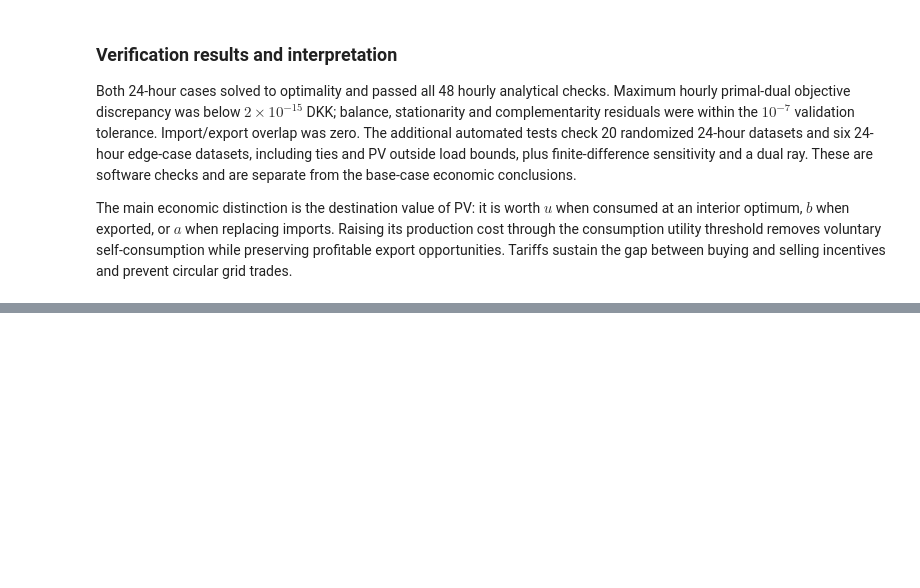
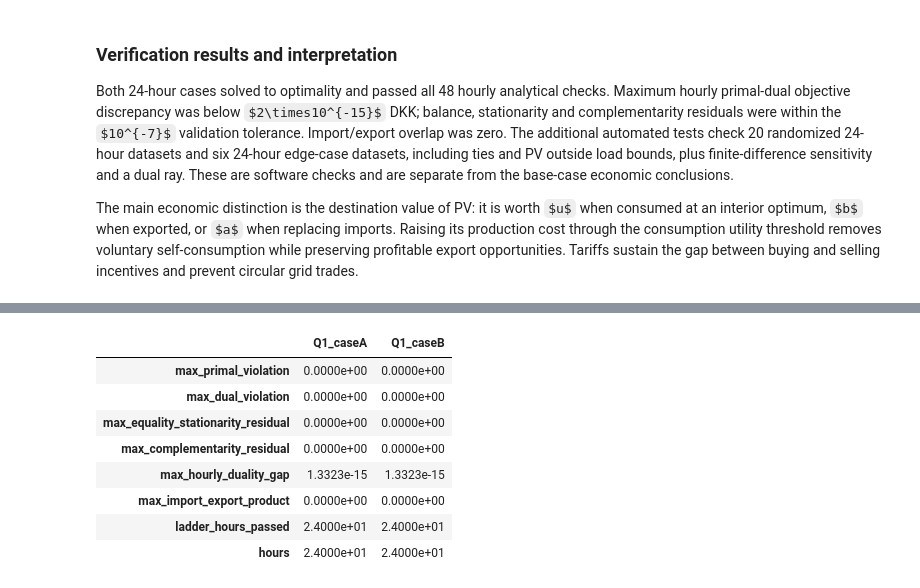
Before and after one commit to amaciey/Optimization-in-Power-Systems, a Jupyter notebook: Q1_completed.ipynb, the cells around one changed output, grey strips where cells are left out. Drawn from its saved outputs; the diff is of its cells as text; code cells hidden in the pictures; some formulas as TeX source; blank space fills up the shorter version.

```diff
--- a/Q1_completed.ipynb
+++ b/Q1_completed.ipynb
@@ -481,7 +1063,8 @@ $$\lambda\in[u,\min(a,c)],\qquad
 
 This is $[1.43,1.47]$ except at hour 14, where $a=1.45$ and the interval is $[1.43,1.45]$. The solver selects 1.43, but that is not uniquely determined. All primal quantities remain unique: both buying electricity and producing PV for consumption have negative incremental surplus, and exporting PV is also unprofitable. Nonunique duals here occur even without an equality between utility and any effective price.
 # %%
-ranges = pd.read_csv(ROOT / 'results/dual_ranges.csv')
+# Show each multiplier range. Endpoints from different ranges may not fit together.
+ranges = pd.read_csv(OUT / 'dual_ranges.csv')
 display(ranges[ranges['multiplier'].eq('lambda')].reset_index(drop=True))
 for case, result in runs.items():
     print(case, '- solver-selected report multipliers')
@@ -568,10 +1152,56 @@ display(ranges[(ranges['hour'].isin([0,3,5,14,20])) & (ranges['multiplier'].eq('
 Both 24-hour cases solved to optimality and passed all 48 hourly analytical checks. Maximum hourly primal-dual objective discrepancy was below $2\times10^{-15}$ DKK; balance, stationarity and complementarity residuals were within the $10^{-7}$ validation tolerance. Import/export overlap was zero. The additional automated tests check 20 randomized 24-hour datasets and six 24-hour edge-case datasets, including ties and PV outside load bounds, plus finite-difference sensitivity and a dual ray. These are software checks and are separate from the base-case economic conclusions.
 
 The main economic distinction is the destination value of PV: it is worth $u$ when consumed at an interior optimum, $b$ when exported, or $a$ when replacing imports. Raising its production cost through the consumption utility threshold removes voluntary self-consumption while preserving profitable export opportunities. Tariffs sustain the gap between buying and selling incentives and prevent circular grid trades.
-# %%
-checks = json.loads((ROOT / 'results/validation.json').read_text())
-display(pd.DataFrame(checks))
-import subprocess
-tests = subprocess.run([sys.executable, str(ROOT / 'test_q1.py')], cwd=ROOT, capture_output=True, text=True)
-print(tests.stdout + tests.stderr)
-assert tests.returncode == 0, 'Q1 tests failed'
+# %%
+# Check the solved results and run extra tests in this notebook.
+checks = json.loads((OUT / 'validation.json').read_text())
+display(pd.DataFrame(checks))
+
+"""Validation of Q1 across ties, external-PV cases and randomized price structures."""
+from dataclasses import replace
+import unittest
+import numpy as np
+
+
+class Q1Tests(unittest.TestCase):
+    def test_base_cases(self):
+        for case in ['Q1_caseA','Q1_caseB']:
+            d=load_question(case)
+            validate_q1(d,solve_q1(d))
+
+    def test_ties_and_outside_pv_bounds(self):
+        base=load_question('Q1_caseA')
+        for u,c in [(1.5,.6),(.7,.6),(1.1,.7),(1.6,1.5),(1.1,1.5),(1.1,1.1)]:
+            d=replace(base,load_min_kWh=1.,load_max_kWh=4.,consumption_utility=u,pv_marginal_cost=c,
+                energy_price=np.full(24,1.),import_tariff=.5,export_tariff=.3,
+                pv_available=np.tile([0.,.5,1.,2.,4.,6.],4))
+            validate_q1(d,solve_q1(d))
+
+    def test_random_against_independent_piecewise_solution(self):
+        rng=np.random.default_rng(46750)
+        base=load_question('Q1_caseA')
+        for _ in range(20):
+            lo=float(rng.uniform(0,2)); hi=lo+float(rng.uniform(.1,5))
+            d=replace(base,load_min_kWh=lo,load_max_kWh=hi,
+                consumption_utility=float(rng.uniform(.1,4)),pv_marginal_cost=float(rng.uniform(.1,4)),
+                energy_price=rng.uniform(.5,4,24),import_tariff=.5,export_tariff=.4,
+                pv_available=rng.uniform(0,8,24))
+            validate_q1(d,solve_q1(d))
+
+    def test_dual_sensitivity_and_nonuniqueness(self):
+        d=load_question('Q1_caseA'); r=solve_q1(d)
+        eps=1e-5
+        pv=d.pv_available.copy(); pv[7]+=eps
+        marginal=(solve_q1(replace(d,pv_available=pv)).summary['net_surplus_DKK']-r.summary['net_surplus_DKK'])/eps
+        self.assertAlmostEqual(marginal,r.hourly.loc[7,'mu_pv_upper'],places=6)
+        ranges=dual_ranges(d,r)
+        night=ranges[(ranges.hour==0)&(ranges.multiplier=='mu_pv_upper')].iloc[0]
+        self.assertFalse(night['unique'])
+        self.assertTrue(np.isposinf(night.maximum))
+
+
+
+suite = unittest.defaultTestLoader.loadTestsFromTestCase(Q1Tests)
+test_result = unittest.TextTestRunner(verbosity=2).run(suite)
+assert test_result.wasSuccessful(), 'Q1 checks failed'
+# %% [output]
@@ -577,0 +1217,9 @@ assert tests.returncode == 0, 'Q1 tests failed'
+|  | Q1_caseA | Q1_caseB |
+| max_primal_violation | 0.0000e+00 | 0.0000e+00 |
+| max_dual_violation | 0.0000e+00 | 0.0000e+00 |
+| max_equality_stationarity_residual | 0.0000e+00 | 0.0000e+00 |
+| max_complementarity_residual | 0.0000e+00 | 0.0000e+00 |
+| max_hourly_duality_gap | 1.3323e-15 | 1.3323e-15 |
+| max_import_export_product | 0.0000e+00 | 0.0000e+00 |
+| ladder_hours_passed | 2.4000e+01 | 2.4000e+01 |
+| hours | 2.4000e+01 | 2.4000e+01 |
```
Also changed, not shown: parts of 25 cells of this notebook.
